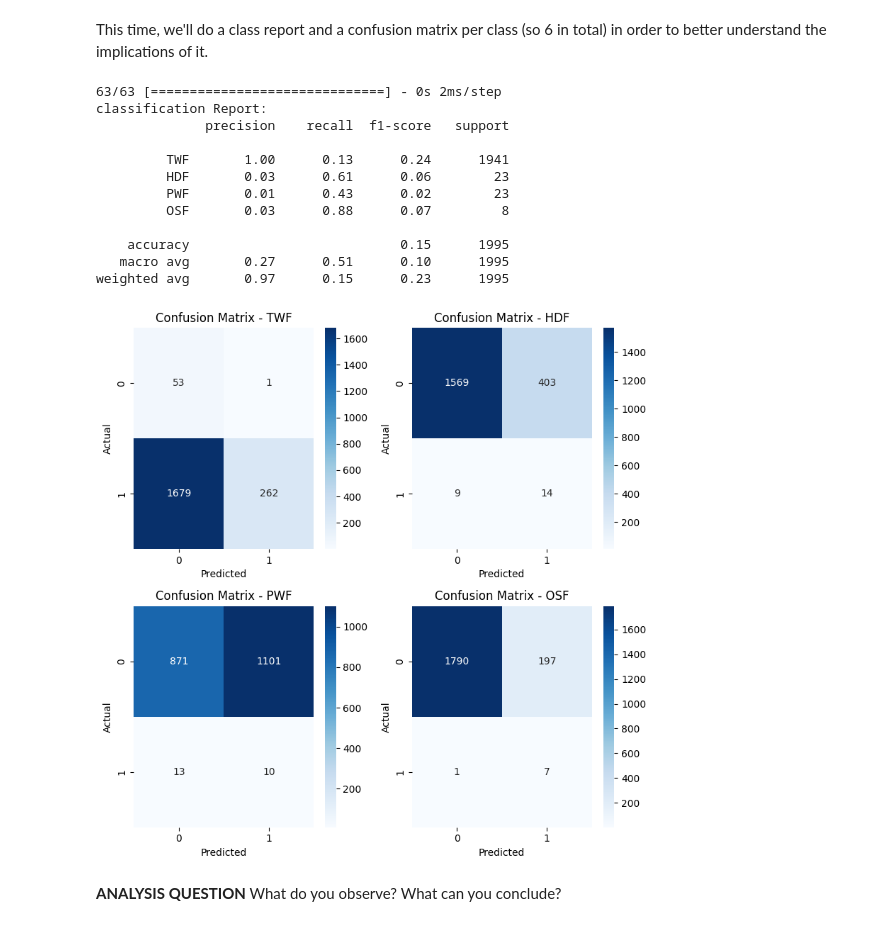
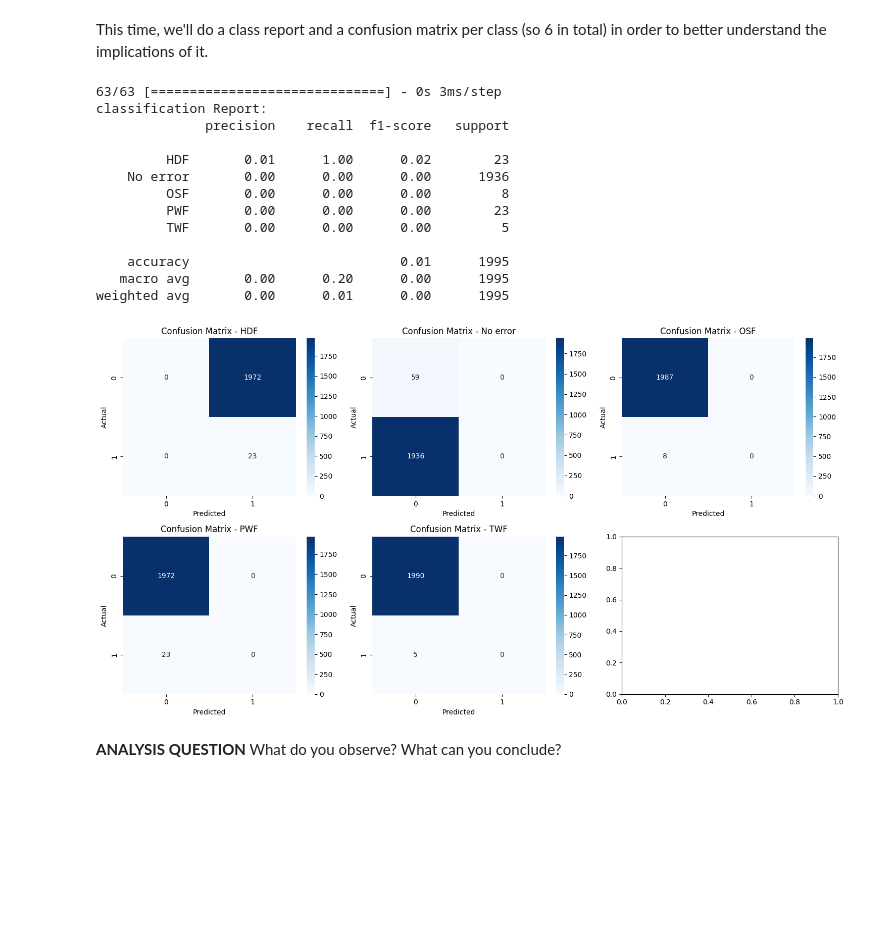
Before and after one commit to ChloeLarroze/STM32_Embedded_AI, a Jupyter notebook: TP_IA_EMBARQUEE.ipynb, the cells around one changed output. Cells and saved outputs as stored; diff of their text form; code cells hidden in the pictures; blank space fills up the shorter version.

```diff
--- a/TP_IA_EMBARQUEE.ipynb
+++ b/TP_IA_EMBARQUEE.ipynb
@@ -379,16 +390,19 @@ Here, we got a problem of multi-label classification. We can either create a con
 
 > **_note:_**   (a good tutorial that helped us understand : https://towardsdatascience.com/evaluating-multi-label-classifiers-a31be83da6ea/)
 # %%
+#we first need to figure out which class is which (because of the encoding from 0 to 4)
+class_mapping = {i: label for i, label in enumerate(Y.columns)}
+print(class_mapping, "\n")
+
 #predictions
 y_pred = model.predict(X_test)
-
 #prediction to label index
 y_pred_int = np.argmax(y_pred, axis=1)
 
 # one hot to real numbers
 Y_test_int = np.argmax(Y_test, axis=1)
 
-output_labels = ['TWF', 'HDF', 'PWF', 'OSF', 'RNF']
+output_labels = ['HDF', 'No error', 'OSF', 'PWF', 'TWF' ]
 
 #confusion matrix
 cm = confusion_matrix(Y_test_int, y_pred_int, labels=np.arange(len(output_labels)))
@@ -668,81 +647,48 @@ Performance on the TEST set, ACCURACY= 0.14686717092990875
 # %% [markdown]
 This time, we'll do a class report and a confusion matrix per class (so 6 in total) in order to better understand the implications of it.
 # %%
-# #model predictions
-# Y_pred_prob = model_B.predict(X_test_B)
-# Y_pred = np.argmax(Y_pred_prob, axis=1)
-# Y_true = np.argmax(Y_test_B, axis=1)
-
-# #class labels
-# class_labels = label_encoder.classes_
-
-# #plot confusion matrices and classification reports per class
-# for i, class_name in enumerate(class_labels):
-#     cm = confusion_matrix(Y_true == i, Y_pred == i)
-#     report = classification_report(Y_true == i, Y_pred == i, target_names=["Not " + class_name, class_name])
-
-#     # Confusion matrix plot
-#     plt.figure(figsize=(5, 4))
-#     plt.imshow(cm, cmap="YlGn", interpolation="nearest")
-#     plt.colorbar()
-#     plt.xticks([0, 1], ["Not " + class_name, class_name])
-#     plt.yticks([0, 1], ["Not " + class_name, class_name])
-#     plt.xlabel("Predicted")
-#     plt.ylabel("Actual")
-#     plt.title(f"Confusion Matrix for {class_name}")
-
-#     # Add text annotations
-#     for x in range(2):
-#         for y in range(2):
-#             plt.text(y, x, cm[x, y], ha="center", va="center", color="black")
-
-#     plt.show()
-
-#     # Classification report
-#     print(f"Classification Report for {class_name}:\n")
-#     print(report)
-#     print("=" * 60)
-
 #get predictions
 Y_pred = model.predict(X_test_B)
 Y_pred_classes = np.argmax(Y_pred, axis=1)
 Y_true_classes = np.argmax(Y_test_B, axis=1)  #one-hot labels to class indices
 
-output_labels = ['TWF', 'HDF', 'PWF', 'OSF'] #our 4 remaining classes
+
+output_labels = ['HDF', 'No error', 'OSF', 'PWF', 'TWF' ]
 
 #Classification report
 print("classification Report:")
 print(classification_report(Y_true_classes, Y_pred_classes, target_names=output_labels))
 
 #one confusion matrix per output
 num_classes = len(output_labels)
-fig, axes = plt.subplots(2, 2, figsize=(8, 8))
+fig, axes = plt.subplots(2, 3, figsize=(15, 8))
 axes = axes.ravel() #flatten
 
 for i in range(num_classes):
     cm = confusion_matrix(Y_true_classes == i, Y_pred_classes == i)
 
     sns.heatmap(cm, annot=True, fmt="d", cmap="Blues", ax=axes[i])
     axes[i].set_title(f"Confusion Matrix - {output_labels[i]}")
     axes[i].set_xlabel("Predicted")
     axes[i].set_ylabel("Actual")
 
 plt.tight_layout()
 plt.show()
 # %% [output]
-63/63 [==============================] - 0s 2ms/step
+63/63 [==============================] - 0s 3ms/step
 classification Report:
               precision    recall  f1-score   support
 
-         TWF       1.00      0.13      0.24      1941
-         HDF       0.03      0.61      0.06        23
-         PWF       0.01      0.43      0.02        23
-         OSF       0.03      0.88      0.07         8
+         HDF       0.01      1.00      0.02        23
+    No error       0.00      0.00      0.00      1936
+         OSF       0.00      0.00      0.00         8
+         PWF       0.00      0.00      0.00        23
+         TWF       0.00      0.00      0.00         5
 
-    accuracy                           0.15      1995
-   macro avg       0.27      0.51      0.10      1995
-weighted avg       0.97      0.15      0.23      1995
+    accuracy                           0.01      1995
+   macro avg       0.00      0.20      0.00      1995
+weighted avg       0.00      0.01      0.00      1995
-[figure, old version]
+[figure, new version]
 # %% [markdown]
 **ANALYSIS QUESTION** What do you observe? What can you conclude?
 # %% [markdown]
```
Also changed, not shown: parts of 16 cells of this notebook.
